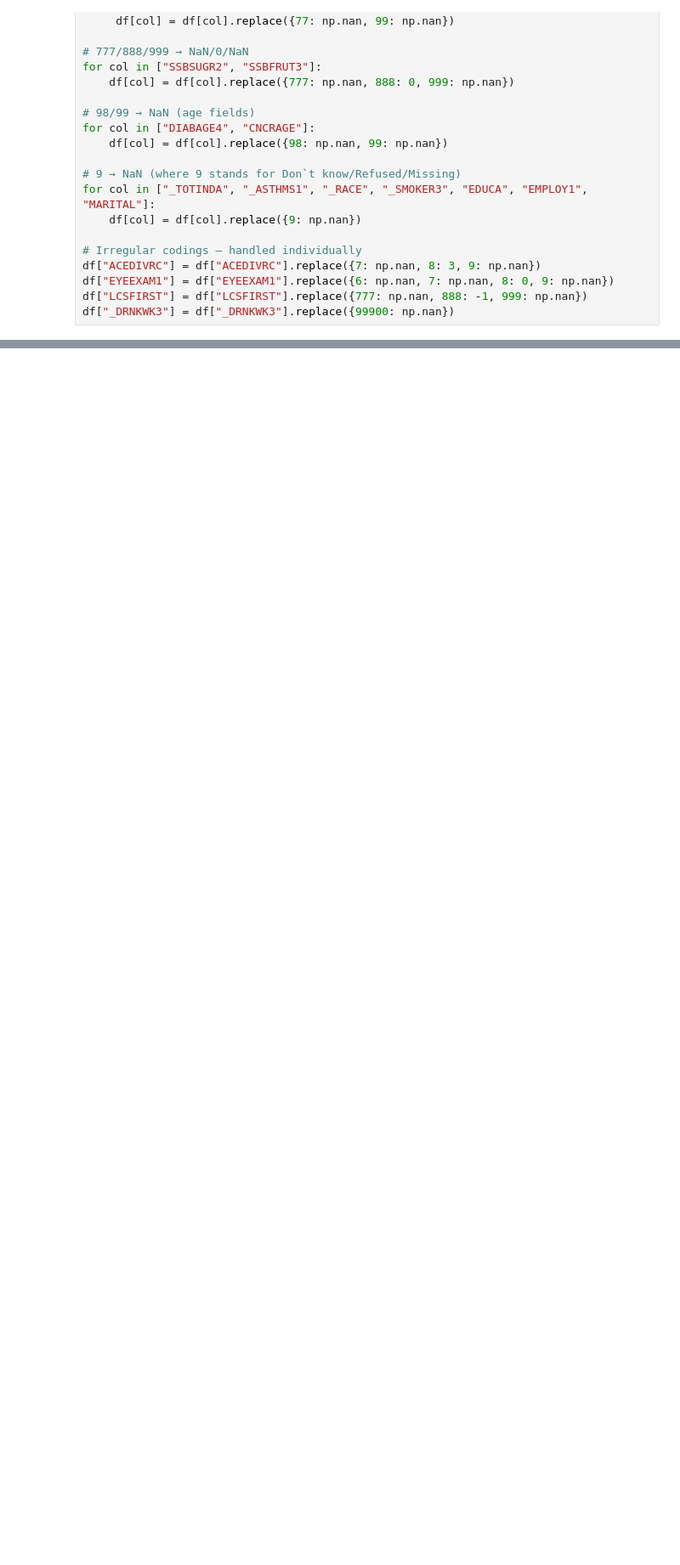
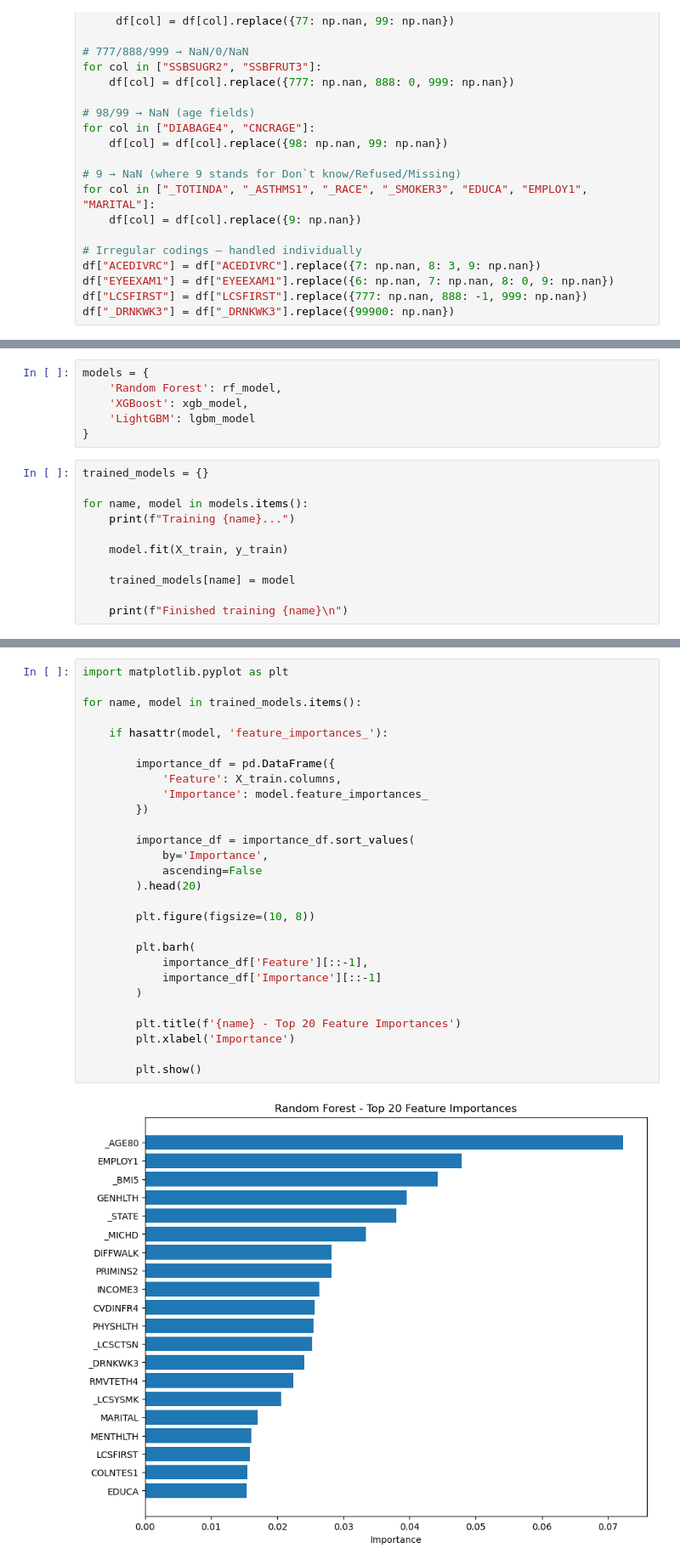
Before and after one commit to AntonIshchyk/Lifestyle-and-Clinical-Factors-in-Stroke-Risk-Prediction, a Jupyter notebook: main.ipynb, the cells around one changed output, grey strips where cells are left out. Shown at 85% size. Cells and saved outputs as stored; diff of their text form; blank space fills up the shorter version.

```diff
--- a/main.ipynb
+++ b/main.ipynb
@@ -281,0 +394,17 @@ df["_DRNKWK3"] = df["_DRNKWK3"].replace({99900: np.nan})
+# %%
+models = {
+    'Random Forest': rf_model,
+    'XGBoost': xgb_model,
+    'LightGBM': lgbm_model
+}
+# %%
+trained_models = {}
+
+for name, model in models.items():
+    print(f"Training {name}...")
+
+    model.fit(X_train, y_train)
+
+    trained_models[name] = model
+
+    print(f"Finished training {name}\n")
@@ -281,0 +505,30 @@ df["_DRNKWK3"] = df["_DRNKWK3"].replace({99900: np.nan})
+# %%
+import matplotlib.pyplot as plt
+
+for name, model in trained_models.items():
+
+    if hasattr(model, 'feature_importances_'):
+
+        importance_df = pd.DataFrame({
+            'Feature': X_train.columns,
+            'Importance': model.feature_importances_
+        })
+
+        importance_df = importance_df.sort_values(
+            by='Importance',
+            ascending=False
+        ).head(20)
+
+        plt.figure(figsize=(10, 8))
+
+        plt.barh(
+            importance_df['Feature'][::-1],
+            importance_df['Importance'][::-1]
+        )
+
+        plt.title(f'{name} - Top 20 Feature Importances')
+        plt.xlabel('Importance')
+
+        plt.show()
+# %% [output]
+[figure, added]
```
Also changed, not shown: parts of 12 cells of this notebook.
